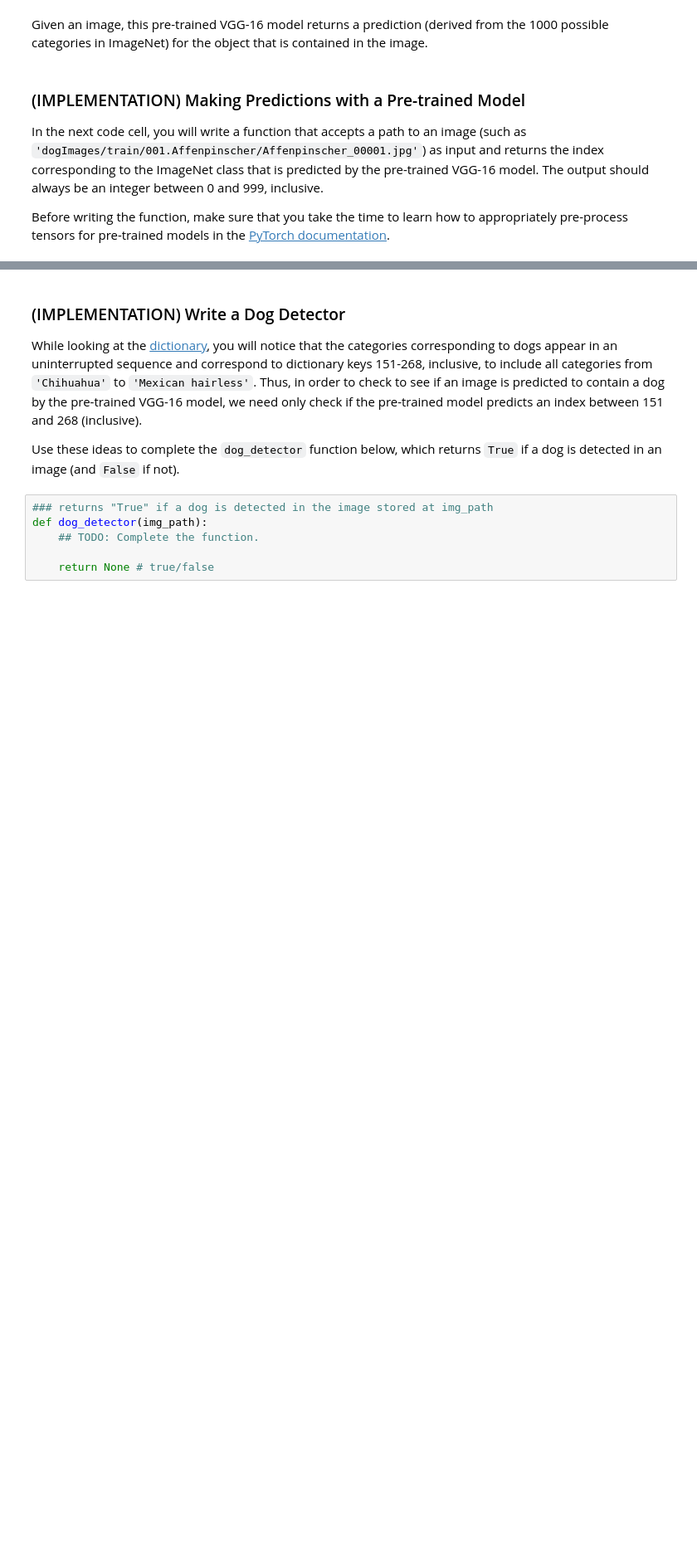
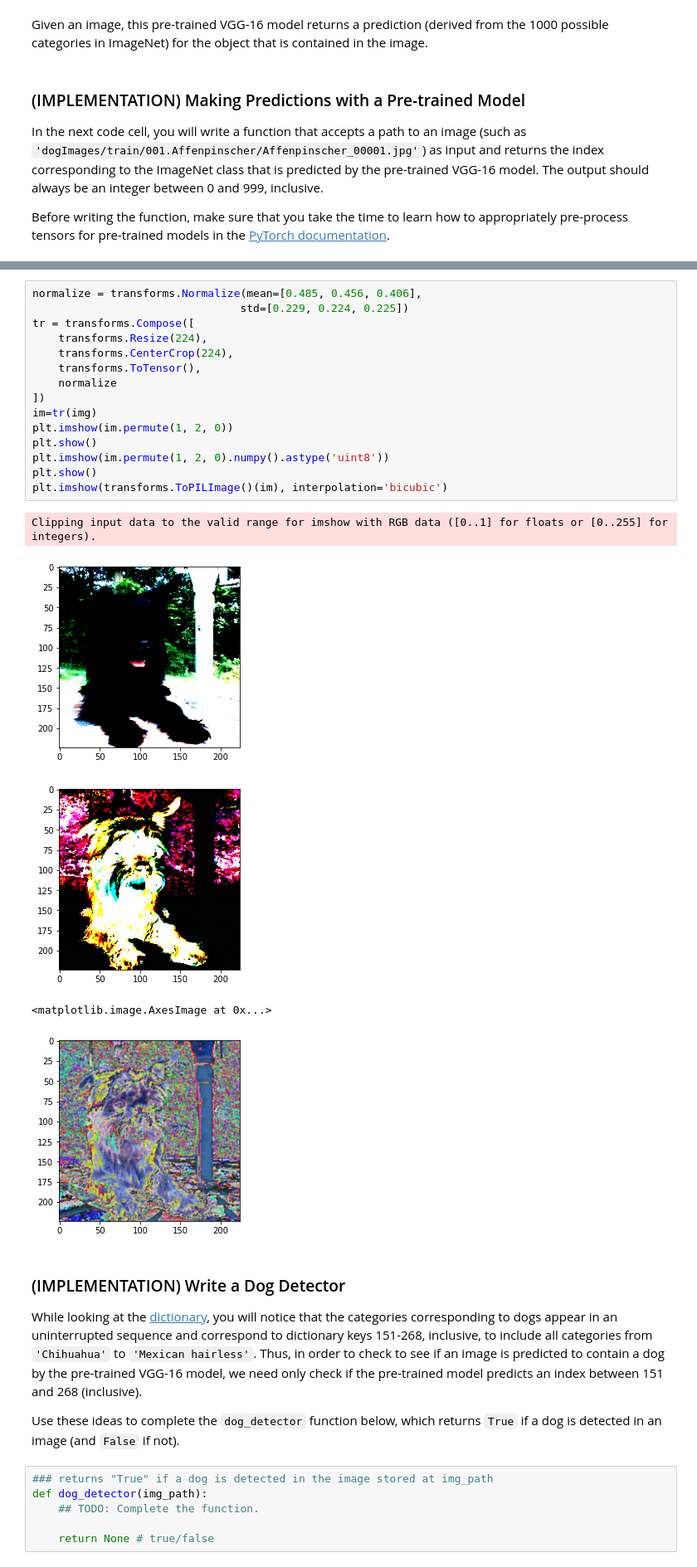
Before and after one commit to aruanalucena/deep-learning-v2-pytorch, a Jupyter notebook: project-dog-classification/dog_app.ipynb, the cells around one changed output, grey strips where cells are left out. Shown at 83% size. Cells and saved outputs as stored; diff of their text form; blank space fills up the shorter version.

```diff
--- a/project-dog-classification/dog_app.ipynb
+++ b/project-dog-classification/dog_app.ipynb
@@ -341,3 +384,24 @@ def VGG16_predict(img_path):
+# %%
+normalize = transforms.Normalize(mean=[0.485, 0.456, 0.406],
+                                std=[0.229, 0.224, 0.225])
+tr = transforms.Compose([
+    transforms.Resize(224),
+    transforms.CenterCrop(224),
+    transforms.ToTensor(),
+    normalize
+])
+im=tr(img)
+plt.imshow(im.permute(1, 2, 0))
+plt.show()
+plt.imshow(im.permute(1, 2, 0).numpy().astype('uint8'))
+plt.show()
+plt.imshow(transforms.ToPILImage()(im), interpolation='bicubic')
+# %% [output]
+Clipping input data to the valid range for imshow with RGB data ([0..1] for floats or [0..255] for integers).
+[figure, added]
+[figure, added]
+<matplotlib.image.AxesImage at 0x...>
+[figure, added]
 # %% [markdown]
 ### (IMPLEMENTATION) Write a Dog Detector
 
```
Also changed, not shown: parts of 6 cells of this notebook.
